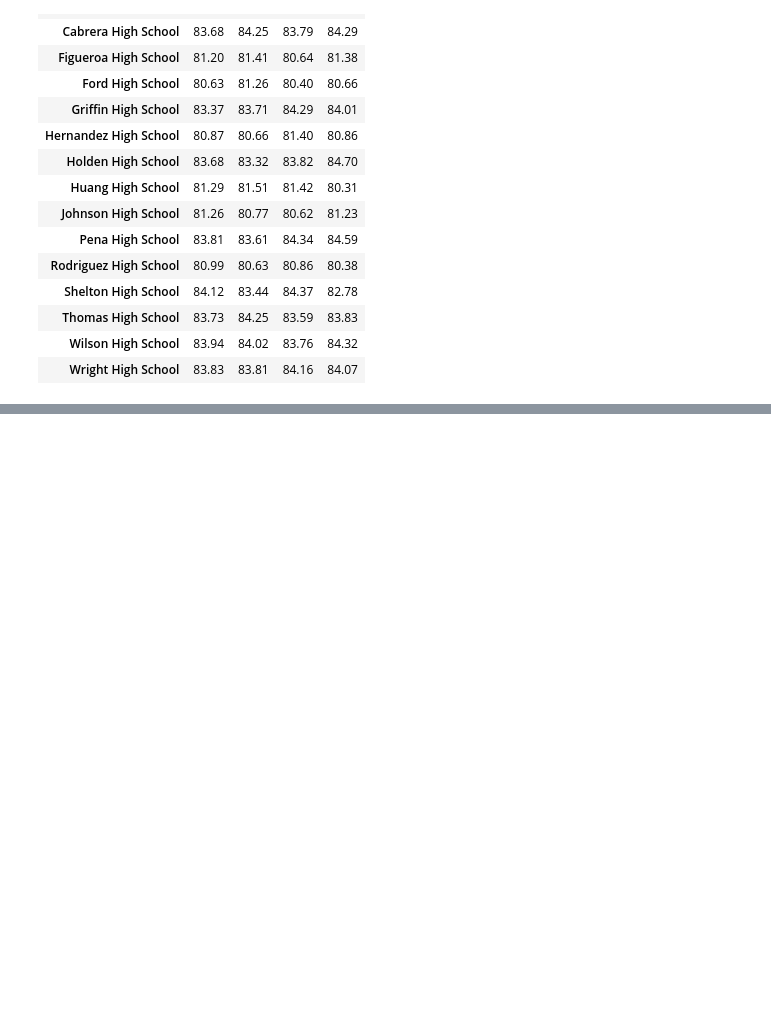
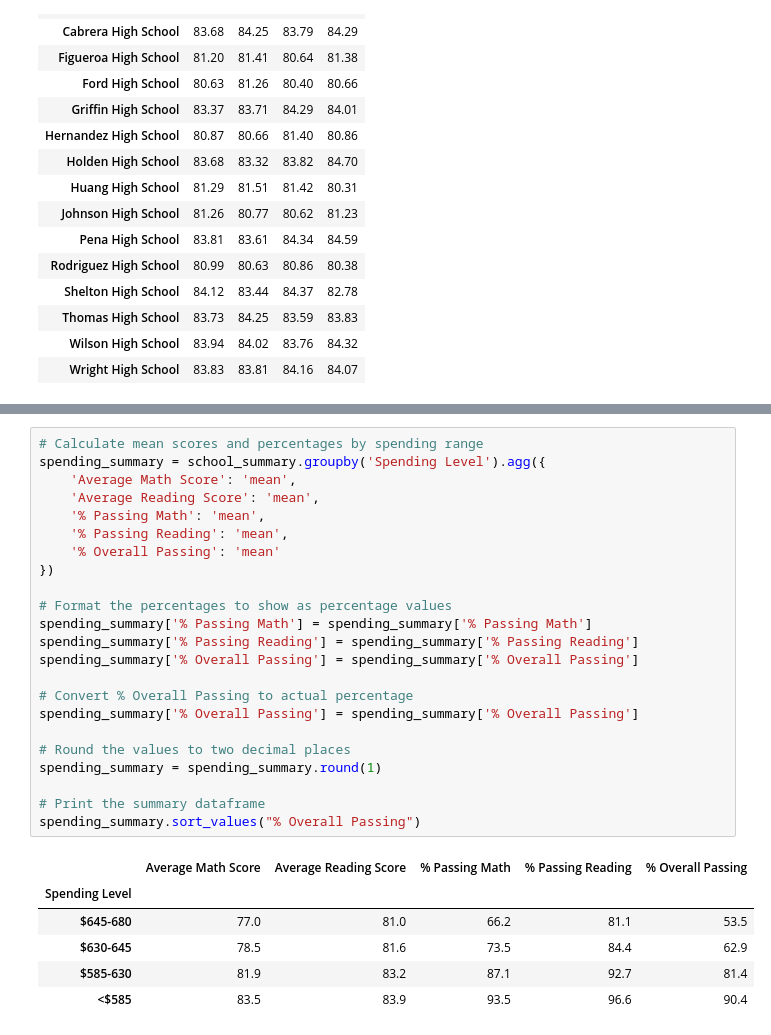
Before and after one commit to DigitalJake/Pandas-Challenge, a Jupyter notebook: PyCitySchools/Script.ipynb, the cells around one changed output, grey strips where cells are left out. Drawn from its saved outputs; the diff is of its cells as text; blank space fills up the shorter version.

```diff
--- a/PyCitySchools/Script.ipynb
+++ b/PyCitySchools/Script.ipynb
@@ -491,0 +502,30 @@ school_spending_df
+# %%
+# Calculate mean scores and percentages by spending range
+spending_summary = school_summary.groupby('Spending Level').agg({
+    'Average Math Score': 'mean',
+    'Average Reading Score': 'mean',
+    '% Passing Math': 'mean',
+    '% Passing Reading': 'mean',
+    '% Overall Passing': 'mean'
+})
+
+# Format the percentages to show as percentage values
+spending_summary['% Passing Math'] = spending_summary['% Passing Math']
+spending_summary['% Passing Reading'] = spending_summary['% Passing Reading']
+spending_summary['% Overall Passing'] = spending_summary['% Overall Passing']
+
+# Convert % Overall Passing to actual percentage
+spending_summary['% Overall Passing'] = spending_summary['% Overall Passing']
+
+# Round the values to two decimal places
+spending_summary = spending_summary.round(1)
+
+# Print the summary dataframe
+spending_summary.sort_values("% Overall Passing")
+# %% [output]
+|  | Average Math Score | Average Reading Score | % Passing Math | % Passing Reading | % Overall Passing |
+| Spending Level |  |  |  |  |  |
+| $645-680 | 77.0 | 81.0 | 66.2 | 81.1 | 53.5 |
+| $630-645 | 78.5 | 81.6 | 73.5 | 84.4 | 62.9 |
+| $585-630 | 81.9 | 83.2 | 87.1 | 92.7 | 81.4 |
+| <$585 | 83.5 | 83.9 | 93.5 | 96.6 | 90.4 |
```
Also changed, not shown: parts of 5 cells of this notebook, 1 other file.
